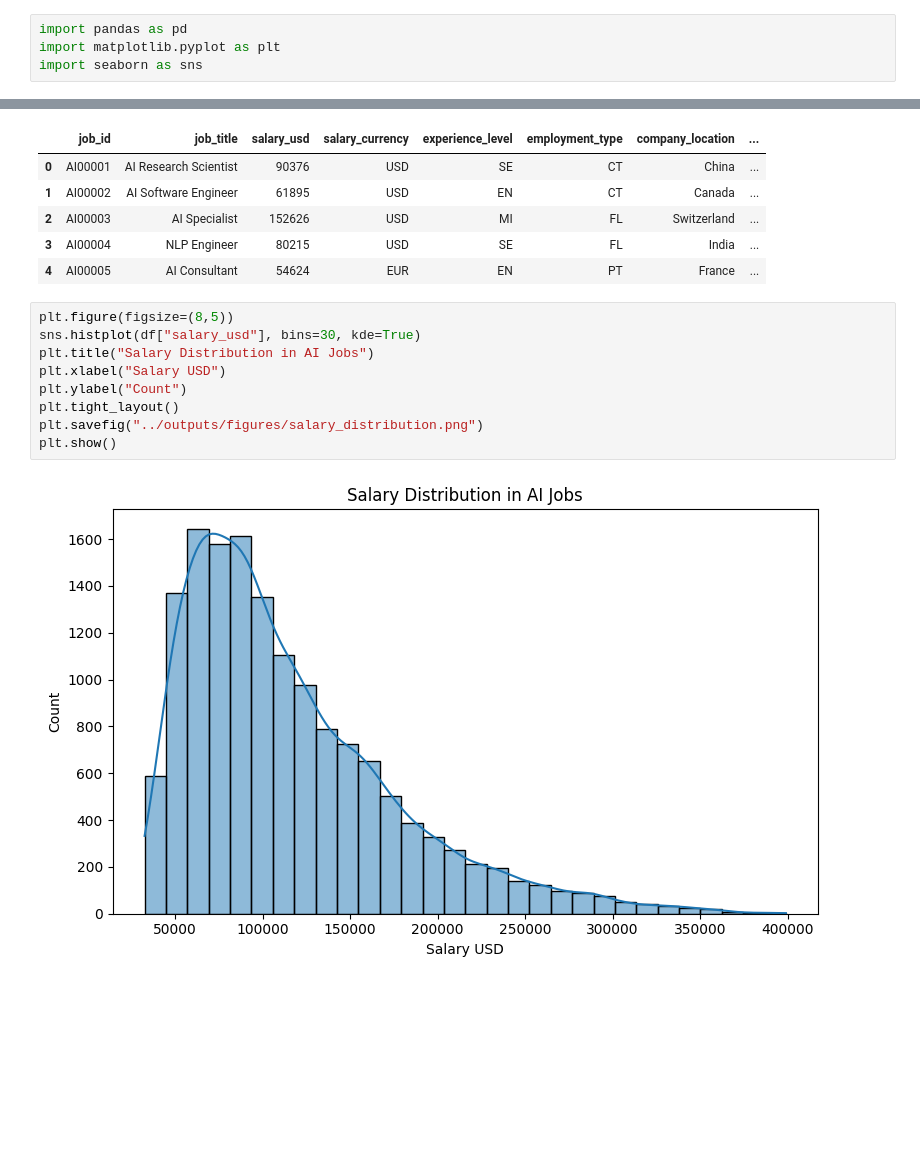
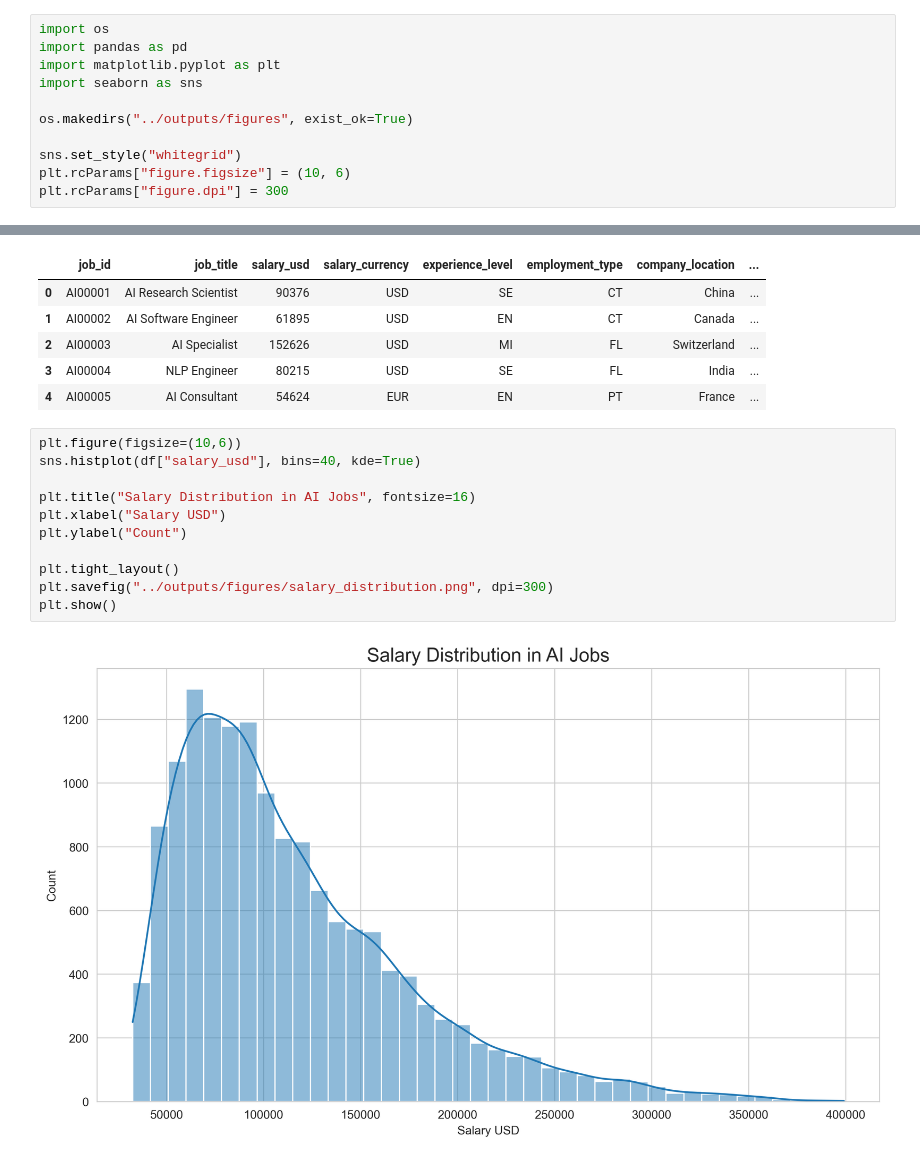
Before and after one commit to milipatel1309/ai-job-market-analysis, a Jupyter notebook: notebooks/02_eda.ipynb, the cells around one changed output, grey strips where cells are left out. Cells and saved outputs as stored; diff of their text form; blank space fills up the shorter version.

```diff
--- a/notebooks/02_eda.ipynb
+++ b/notebooks/02_eda.ipynb
@@ -1,7 +1,14 @@
 # %%
+import os
 import pandas as pd
 import matplotlib.pyplot as plt
 import seaborn as sns
+
+os.makedirs("../outputs/figures", exist_ok=True)
+
+sns.set_style("whitegrid")
+plt.rcParams["figure.figsize"] = (10, 6)
+plt.rcParams["figure.dpi"] = 300
 # %%
 df = pd.read_csv("../data/processed/ai_job_dataset_cleaned.csv")
 df.head()
@@ -13,14 +20,16 @@ df.head()
 | 3 | AI00004 | NLP Engineer | 80215 | USD | SE | FL | India | ... |
 | 4 | AI00005 | AI Consultant | 54624 | EUR | EN | PT | France | ... |
 # %%
-plt.figure(figsize=(8,5))
-sns.histplot(df["salary_usd"], bins=30, kde=True)
-plt.title("Salary Distribution in AI Jobs")
+plt.figure(figsize=(10,6))
+sns.histplot(df["salary_usd"], bins=40, kde=True)
+
+plt.title("Salary Distribution in AI Jobs", fontsize=16)
 plt.xlabel("Salary USD")
 plt.ylabel("Count")
+
 plt.tight_layout()
-plt.savefig("../outputs/figures/salary_distribution.png")
+plt.savefig("../outputs/figures/salary_distribution.png", dpi=300)
 plt.show()
 # %% [output]
-[figure, old version]
+[figure, new version]
 # %%
```
Also changed, not shown: parts of 7 cells of this notebook, 17 other files.
